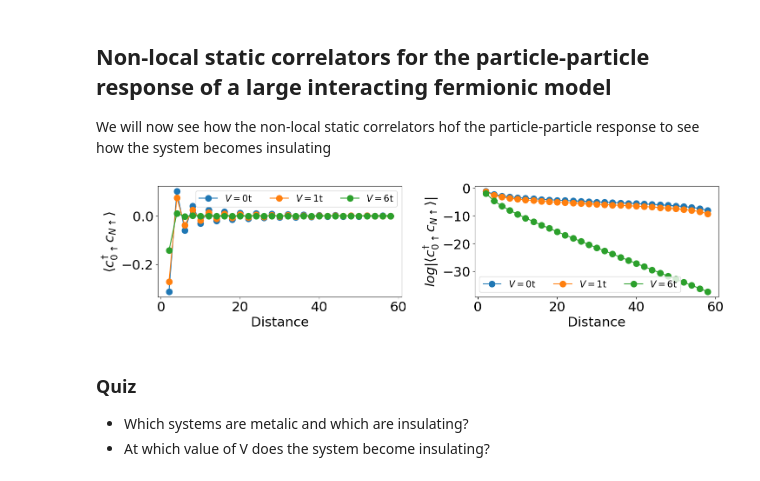
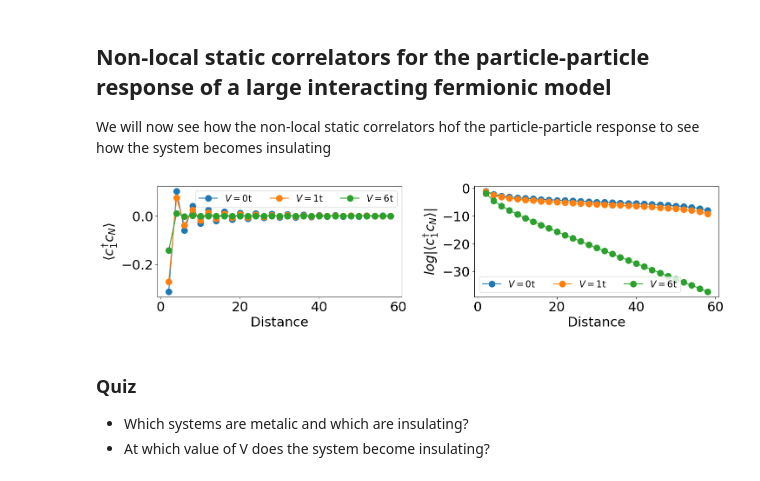
Before and after one commit to joselado/Advanced_Computational_Methods_Physics_2025, a Jupyter notebook: jupyter-notebooks/mps_many_body_fermionic.ipynb, the cells around one changed output. Drawn from its saved outputs; the diff is of its cells as text; code cells hidden in the pictures.

```diff
--- a/jupyter-notebooks/mps_many_body_fermionic.ipynb
+++ b/jupyter-notebooks/mps_many_body_fermionic.ipynb
@@ -180,36 +180,36 @@ def get_correlator(V=0.):
     for i in range(L-1): # nearest neighbor hopping
         H = H + fc.Cdag[i]*fc.C[i+1] # add hopping
     H = H + H.get_dagger() # Hermitian conjugate
     H = H + fc.N[0] # add an impurity at the beginning to pin the ground state
     for i in range(L-1):
         H = H + V*(fc.N[i]-0.5)*(fc.N[i+1]-0.5) # add interaction
 
     fc.set_hamiltonian(H) # set the Hamiltonian
     wf0 = fc.get_gs(mode="DMRG") # get ground state
     return [wf0.dot(fc.Cdag[1]*fc.C[i]*wf0).real for i in isites]
 
 
 
 Vs = [0,1,6] # interactions
 cijs = [get_correlator(V=V) for V in Vs] # store the correlators
 
 plt.figure(figsize=(15,4))
 
 plt.subplot(1,2,1)
 for (V,cij) in zip(Vs,cijs):
     plt.plot(isites,cij,label="$V =$"+str(V)+"t",marker="o",markersize=10)
-plt.legend(ncol=len(Us),fontsize=15)
+plt.legend(ncol=len(Vs),fontsize=15)
 plt.xlabel("Distance") ; plt.ylabel("$\\langle c^{\\dagger}_{1} c_{N} \\rangle $")
 
 plt.subplot(1,2,2)
 for (V,cij) in zip(Vs,cijs):
     plt.plot(isites,np.log(np.abs(cij)),label="$V =$"+str(V)+"t",marker="o",markersize=10)
-plt.legend(ncol=len(Us),fontsize=15)
+plt.legend(ncol=len(Vs),fontsize=15)
 plt.xlabel("Distance") ; plt.ylabel("$log |\\langle c^{\\dagger}_{1} c_{N} \\rangle |$")
 
 plt.tight_layout()
 # %% [output]
-[figure, old version]
+[figure, new version]
 # %% [markdown]
 ### Quiz
 - Which systems are metalic and which are insulating?
```
Also changed, not shown: parts of 10 cells of this notebook, 8 other files.
